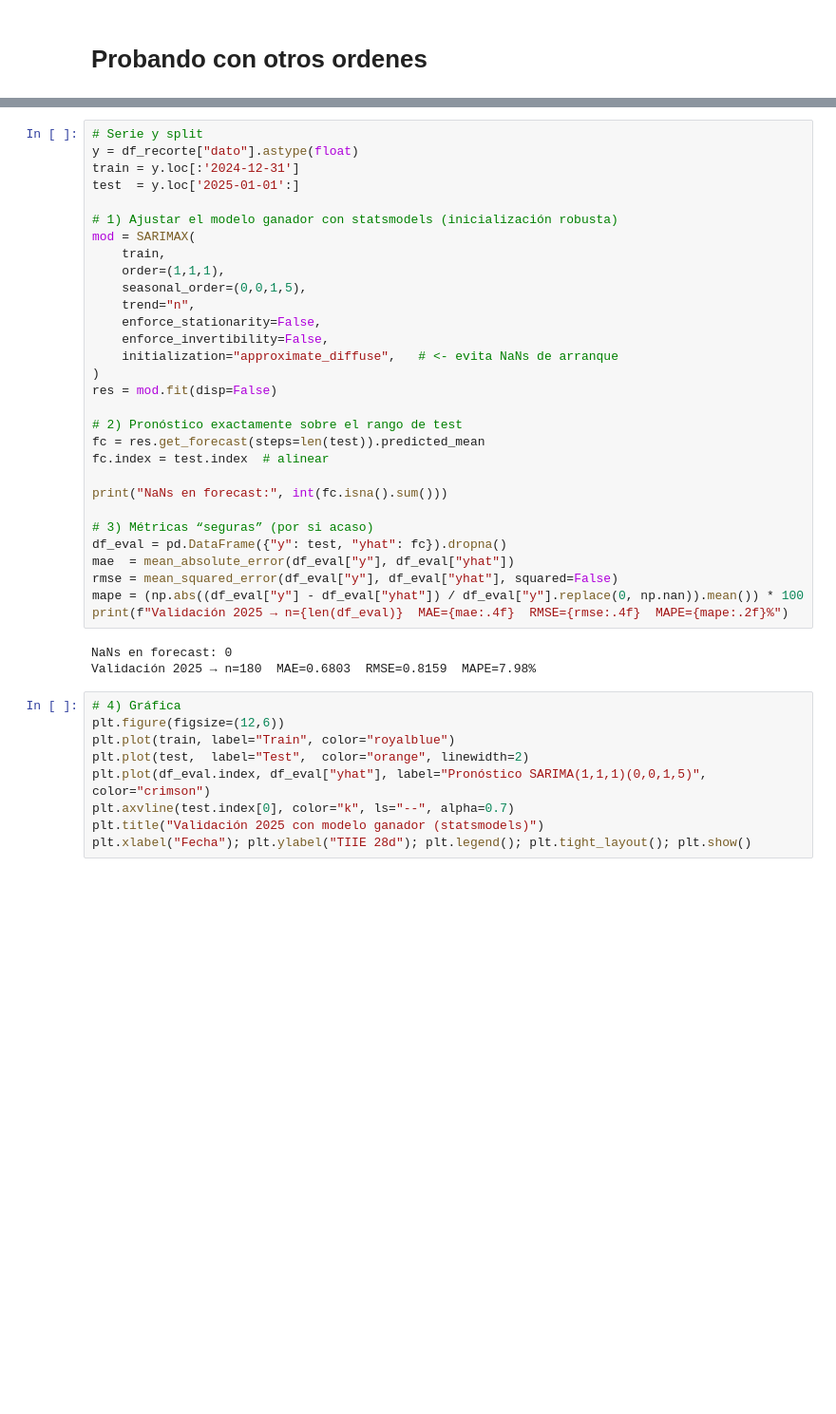
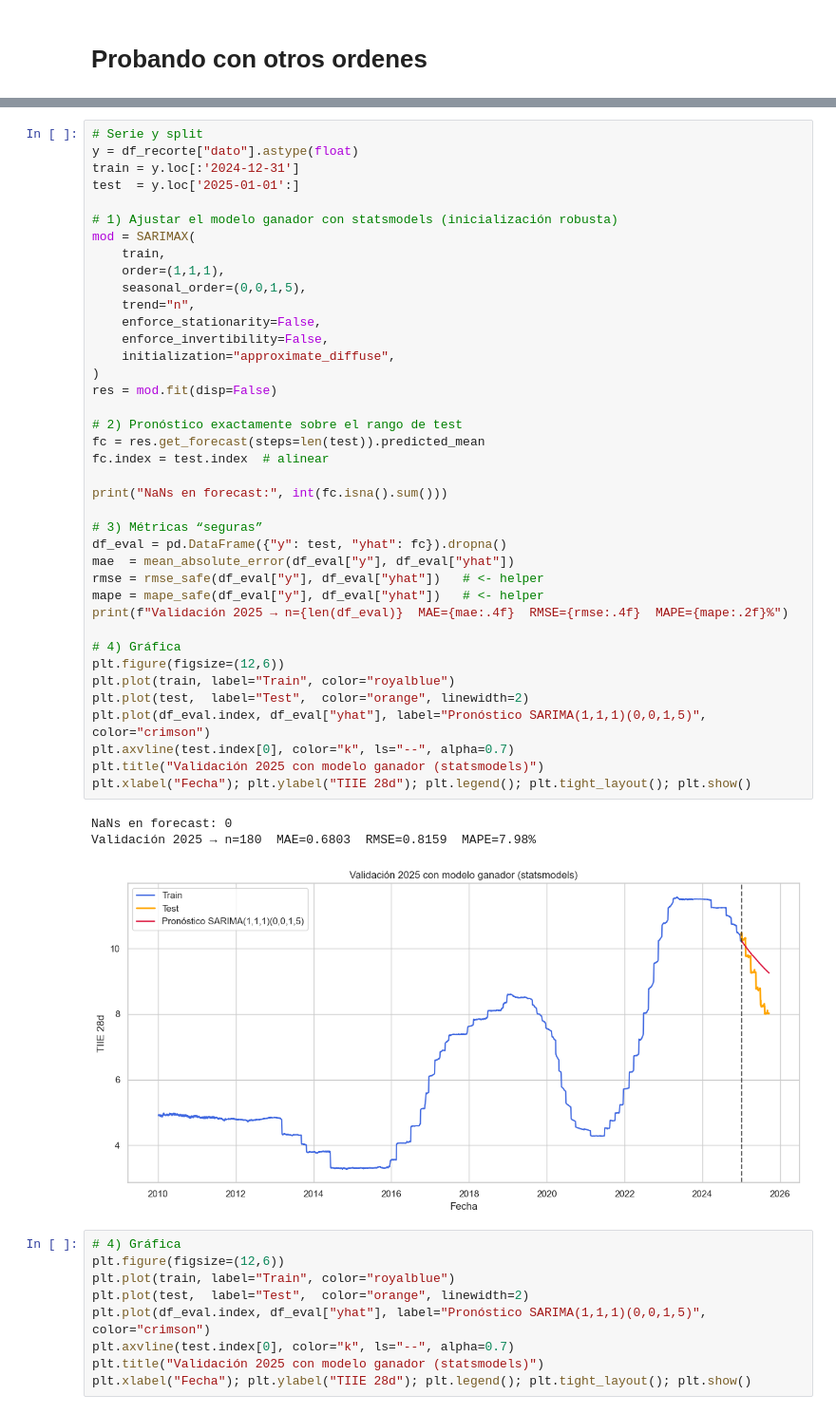
Before and after one commit to maxaguayo01/TIIE_28, a Jupyter notebook: TIIE_28dias.ipynb, the cells around one changed output, grey strips where cells are left out. Shown at 95% size. Saved outputs shown, nothing was run; the diff lists cells and outputs as text; blank space fills up the shorter version.

```diff
--- a/TIIE_28dias.ipynb
+++ b/TIIE_28dias.ipynb
@@ -623,36 +639,46 @@ MAE=0.6803  RMSE=0.8159  MAPE=7.98%
 # %%
 # Serie y split
 y = df_recorte["dato"].astype(float)
 train = y.loc[:'2024-12-31']
 test  = y.loc['2025-01-01':]
 
 # 1) Ajustar el modelo ganador con statsmodels (inicialización robusta)
 mod = SARIMAX(
     train,
     order=(1,1,1),
     seasonal_order=(0,0,1,5),
     trend="n",
     enforce_stationarity=False,
     enforce_invertibility=False,
-    initialization="approximate_diffuse",   # <- evita NaNs de arranque
+    initialization="approximate_diffuse",
 )
 res = mod.fit(disp=False)
 
 # 2) Pronóstico exactamente sobre el rango de test
 fc = res.get_forecast(steps=len(test)).predicted_mean
 fc.index = test.index  # alinear
 
 print("NaNs en forecast:", int(fc.isna().sum()))
 
-# 3) Métricas “seguras” (por si acaso)
+# 3) Métricas “seguras”
 df_eval = pd.DataFrame({"y": test, "yhat": fc}).dropna()
 mae  = mean_absolute_error(df_eval["y"], df_eval["yhat"])
-rmse = mean_squared_error(df_eval["y"], df_eval["yhat"], squared=False)
-mape = (np.abs((df_eval["y"] - df_eval["yhat"]) / df_eval["y"].replace(0, np.nan)).mean()) * 100
+rmse = rmse_safe(df_eval["y"], df_eval["yhat"])   # <- helper
+mape = mape_safe(df_eval["y"], df_eval["yhat"])   # <- helper
 print(f"Validación 2025 → n={len(df_eval)}  MAE={mae:.4f}  RMSE={rmse:.4f}  MAPE={mape:.2f}%")
+
+# 4) Gráfica
+plt.figure(figsize=(12,6))
+plt.plot(train, label="Train", color="royalblue")
+plt.plot(test,  label="Test",  color="orange", linewidth=2)
+plt.plot(df_eval.index, df_eval["yhat"], label="Pronóstico SARIMA(1,1,1)(0,0,1,5)", color="crimson")
+plt.axvline(test.index[0], color="k", ls="--", alpha=0.7)
+plt.title("Validación 2025 con modelo ganador (statsmodels)")
+plt.xlabel("Fecha"); plt.ylabel("TIIE 28d"); plt.legend(); plt.tight_layout(); plt.show()
 # %% [output]
 NaNs en forecast: 0
 Validación 2025 → n=180  MAE=0.6803  RMSE=0.8159  MAPE=7.98%
+[figure, added]
 # %%
 # 4) Gráfica
 plt.figure(figsize=(12,6))
```
Also changed, not shown: parts of 18 cells of this notebook.
